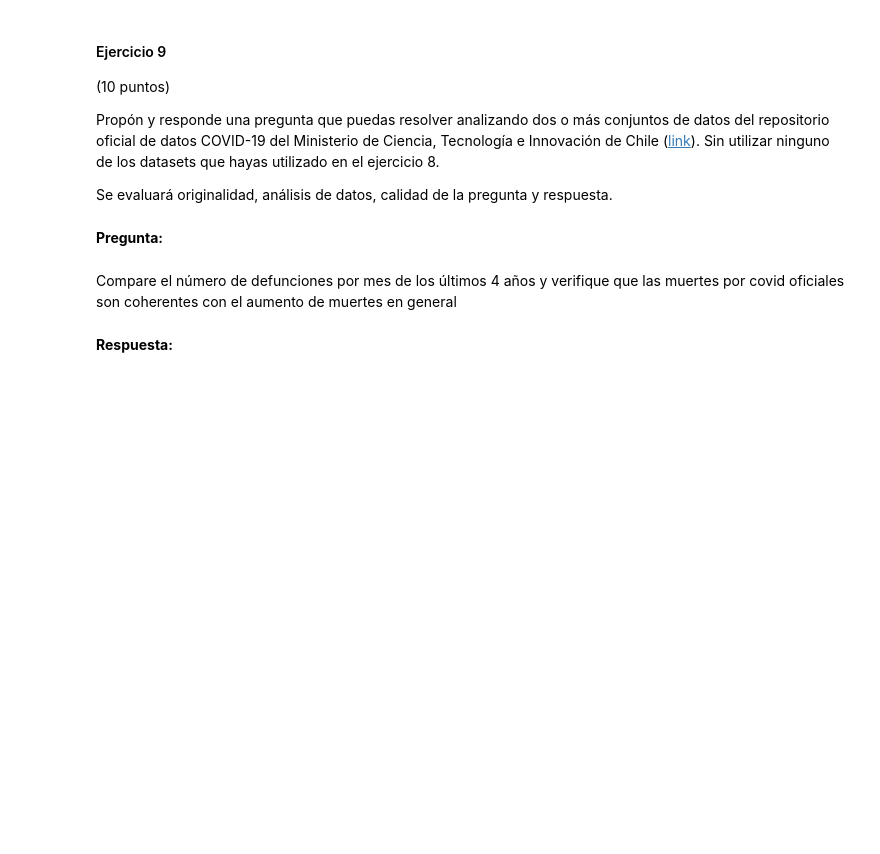
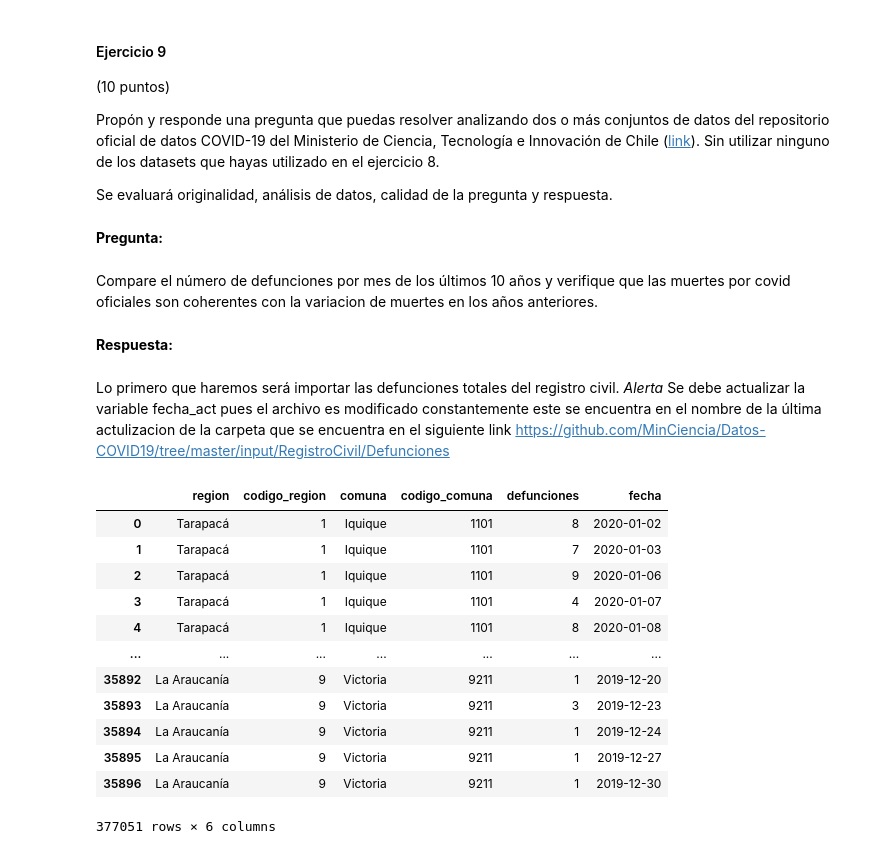
Before and after one commit to tomcort/portfolio, a Jupyter notebook: homeworks/hwk01.ipynb, the cells around one changed output. Cells and saved outputs as stored; diff of their text form; code cells hidden in the pictures; blank space fills up the shorter version.

```diff
--- a/homeworks/hwk01.ipynb
+++ b/homeworks/hwk01.ipynb
@@ -736,26 +974,46 @@ Se evaluará originalidad, análisis de datos, calidad de la pregunta y respuest
 # %% [markdown]
 __Pregunta:__
 # %% [markdown]
-Compare el número de defunciones por mes de los últimos 4 años y verifique que las muertes por covid oficiales son coherentes con el aumento de muertes en general
+Compare el número de defunciones por mes de los últimos 10 años y verifique que las muertes por covid oficiales son coherentes con la variacion de muertes en los años anteriores.
 # %% [markdown]
 __Respuesta:__
+# %% [markdown]
+Lo primero que haremos será importar las defunciones totales del registro civil. *Alerta* Se debe actualizar la variable fecha_act pues el archivo es modificado constantemente este se encuentra en el nombre de la última actulizacion de la carpeta que se encuentra en el siguiente link https://github.com/MinCiencia/Datos-COVID19/tree/master/input/RegistroCivil/Defunciones
 # %%
+import pandas as pd
+
 def_17_20 = []
-fecha_act = "2020-01-01_2020-10-29"
+fecha_act = "2020-01-01_2020-10-31"
+
 def_17_20.append(
 pd.read_csv("https://raw.githubusercontent.com/MinCiencia/Datos-COVID19/master/input/RegistroCivil/Defunciones/Defunciones_"+fecha_act+"_DO.csv")
     .rename(columns=lambda x: x.lower().replace(" ", "_"))
 )
 
 for i in range(2010,2020):
     def_17_20.append(
     pd.read_csv("https://raw.githubusercontent.com/MinCiencia/Datos-COVID19/master/input/RegistroCivil/Defunciones/Defunciones_"+str(i)+"-01-01_"+str(i)+"-12-31_DO.csv")
     .rename(columns=lambda x: x.lower().replace(" ", "_"))
 )
 
+#Se une la información
 def_tot = pd.concat(def_17_20)
 
 def_tot
+# %% [output]
+|  | region | codigo_region | comuna | codigo_comuna | defunciones | fecha |
+| 0 | Tarapacá | 1 | Iquique | 1101 | 8 | 2020-01-02 |
+| 1 | Tarapacá | 1 | Iquique | 1101 | 7 | 2020-01-03 |
+| 2 | Tarapacá | 1 | Iquique | 1101 | 9 | 2020-01-06 |
+| 3 | Tarapacá | 1 | Iquique | 1101 | 4 | 2020-01-07 |
+| 4 | Tarapacá | 1 | Iquique | 1101 | 8 | 2020-01-08 |
+| ... | ... | ... | ... | ... | ... | ... |
+| 35892 | La Araucanía | 9 | Victoria | 9211 | 1 | 2019-12-20 |
+| 35893 | La Araucanía | 9 | Victoria | 9211 | 3 | 2019-12-23 |
+| 35894 | La Araucanía | 9 | Victoria | 9211 | 1 | 2019-12-24 |
+| 35895 | La Araucanía | 9 | Victoria | 9211 | 1 | 2019-12-27 |
+| 35896 | La Araucanía | 9 | Victoria | 9211 | 1 | 2019-12-30 |
+377051 rows × 6 columns
 # %% [markdown]
 Para reducir la información a la necesaria haremos lo siguiente
 1. Definiremos 2 nuevas columnas año y mes
```
Also changed, not shown: parts of 50 cells of this notebook.
